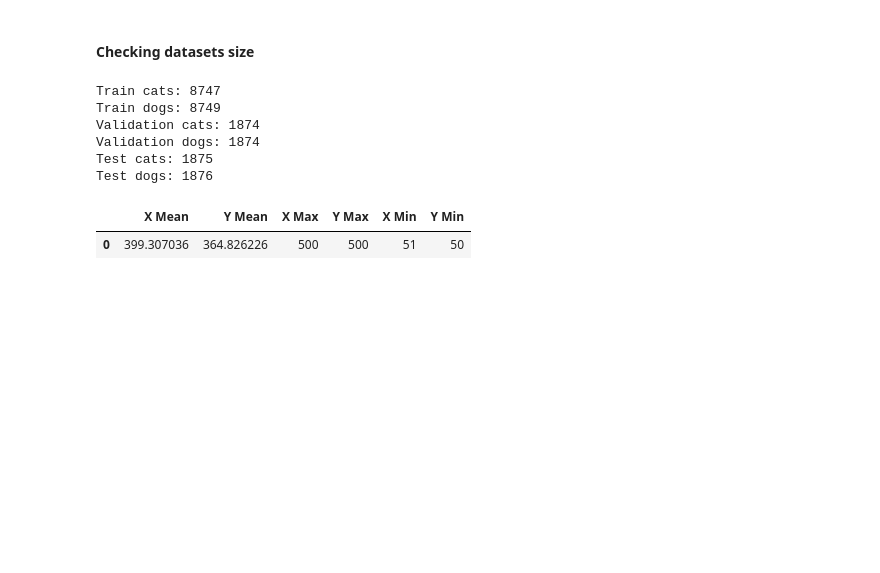
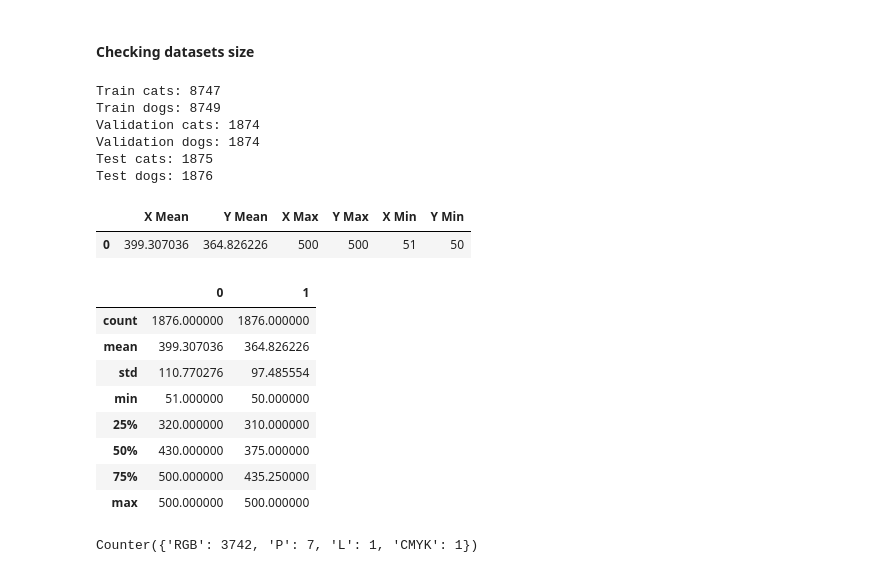
Before and after one commit to plamensve/cats_and_dogs_classification, a Jupyter notebook: 02_notebooks/01_data_exploration.ipynb, the cells around one changed output. Saved outputs shown, nothing was run; the diff lists cells and outputs as text; code cells hidden in the pictures; blank space fills up the shorter version.

```diff
--- a/02_notebooks/01_data_exploration.ipynb
+++ b/02_notebooks/01_data_exploration.ipynb
@@ -84,3 +98,35 @@ train_cats_instance.dataset_image_info()
 # %% [output]
 |  | X Mean | Y Mean | X Max | Y Max | X Min | Y Min |
 | 0 | 399.307036 | 364.826226 | 500 | 500 | 51 | 50 |
+# %%
+# Convert the collected image size information into a pandas DataFrame.
+# This provides a tabular representation that is easier to analyze.
+data_test = pd.DataFrame(train_cats_instance.dataset_image_sizes())
+
+# Generate descriptive statistics for the image dimensions.
+# This is an alternative way to explore the dataset by obtaining
+# summary statistics such as the count, mean, standard deviation,
+# minimum, maximum, and quartiles for the image widths and heights.
+data_test.describe()
+# %% [output]
+|  | 0 | 1 |
+| count | 1876.000000 | 1876.000000 |
+| mean | 399.307036 | 364.826226 |
+| std | 110.770276 | 97.485554 |
+| min | 51.000000 | 50.000000 |
+| 25% | 320.000000 | 310.000000 |
+| 50% | 430.000000 | 375.000000 |
+| 75% | 500.000000 | 435.250000 |
+| max | 500.000000 | 500.000000 |
+# %%
+# Collect the color mode of each image in the test dataset
+image_modes = []
+
+for image_path in test_cats + test_dogs:
+    with Image.open(image_path) as image:
+        image_modes.append(image.mode)
+
+mode_count = Counter(image_modes)
+print(mode_count)
+# %% [output]
+Counter({'RGB': 3742, 'P': 7, 'L': 1, 'CMYK': 1})
```
Also changed, not shown: parts of 5 cells of this notebook, 1 other file.
